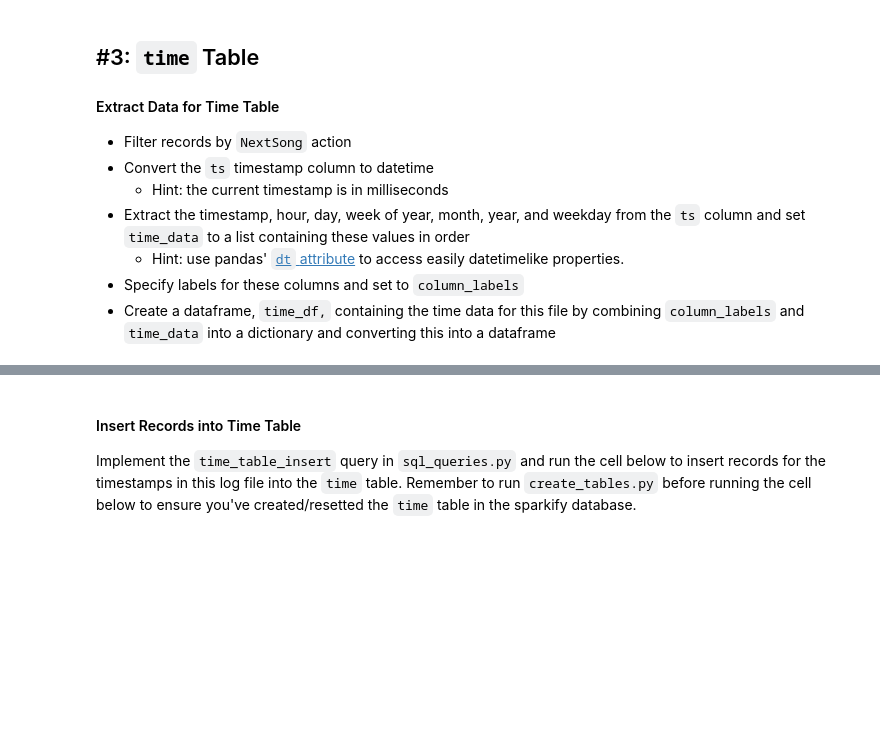
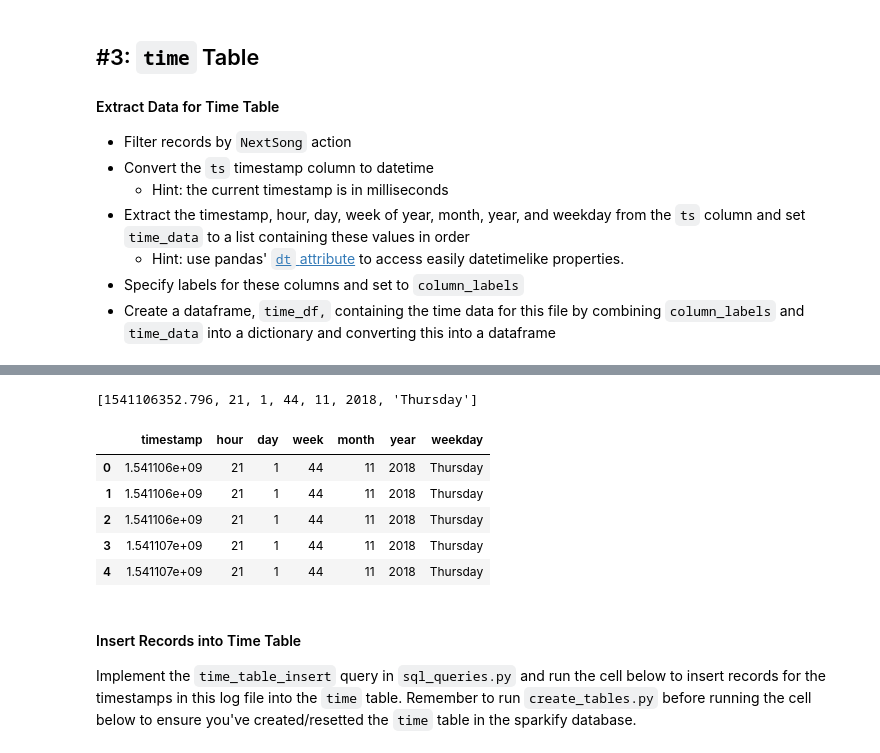
Before and after one commit to Sabathh/data_engineering, a Jupyter notebook: project_1/etl.ipynb, the cells around one changed output, grey strips where cells are left out. Saved outputs shown, nothing was run; the diff lists cells and outputs as text; code cells hidden in the pictures; blank space fills up the shorter version.

```diff
--- a/project_1/etl.ipynb
+++ b/project_1/etl.ipynb
@@ -101,3 +136,3 @@ df.head()
 # %%
-t =
+t = pd.to_datetime(df['ts'], unit='ms')
 t.head()
@@ -110,3 +146,21 @@ time_df.head()
+# %%
+time_data = [[entry.timestamp(), entry.hour, entry.day, entry.week, entry.month, entry.year, entry.weekday_name] for entry in t]
+
+column_labels = ("timestamp", "hour", "day", "week", "month", "year", "weekday")
+print(time_data[1])
+# %% [output]
+[1541106352.796, 21, 1, 44, 11, 2018, 'Thursday']
+# %%
+# Create a dataframe, time_df, containing the time data for this file by combining column_labels and time_data into a dictionary and converting this into a dataframe
+time_df = pd.DataFrame.from_records(time_data, columns=column_labels)
+time_df.head()
+# %% [output]
+|  | timestamp | hour | day | week | month | year | weekday |
+| 0 | 1.541106e+09 | 21 | 1 | 44 | 11 | 2018 | Thursday |
+| 1 | 1.541106e+09 | 21 | 1 | 44 | 11 | 2018 | Thursday |
+| 2 | 1.541106e+09 | 21 | 1 | 44 | 11 | 2018 | Thursday |
+| 3 | 1.541107e+09 | 21 | 1 | 44 | 11 | 2018 | Thursday |
+| 4 | 1.541107e+09 | 21 | 1 | 44 | 11 | 2018 | Thursday |
 # %% [markdown]
 #### Insert Records into Time Table
 Implement the `time_table_insert` query in `sql_queries.py` and run the cell below to insert records for the timestamps in this log file into the `time` table. Remember to run `create_tables.py` before running the cell below to ensure you've created/resetted the `time` table in the sparkify database.
```
Also changed, not shown: parts of 19 cells of this notebook.
